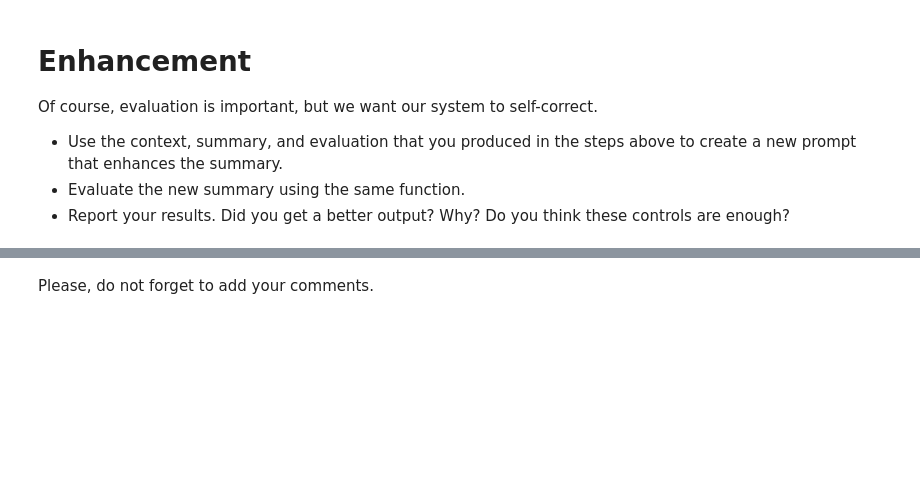
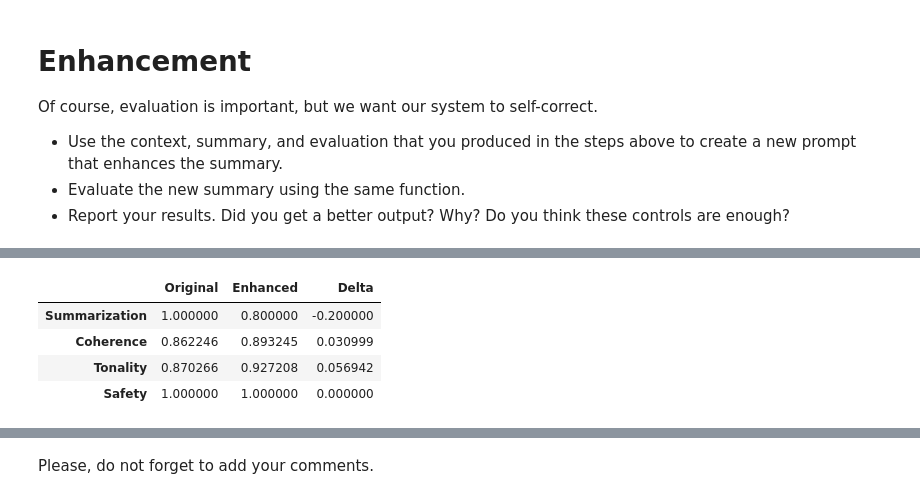
Before and after one commit to haichenz/deploying-ai, a Jupyter notebook: 02_activities/assignment_1.ipynb, the cells around one changed output, grey strips where cells are left out. Cells and saved outputs as stored; diff of their text form; code cells hidden in the pictures; blank space fills up the shorter version.

```diff
--- a/02_activities/assignment_1.ipynb
+++ b/02_activities/assignment_1.ipynb
@@ -203,0 +321,8 @@ Use the DeepEval library to evaluate the **summary** as follows:
+# %%
+# Run all four metrics against the original summary.
+initial_eval = evaluate_summary(document_text, pdf_summary.Summary)
+
+print(f"Summarization : {initial_eval.SummarizationScore:.3f}")
+print(f"Coherence     : {initial_eval.CoherenceScore:.3f}")
+print(f"Tonality      : {initial_eval.TonalityScore:.3f}")
+print(f"Safety        : {initial_eval.SafetyScore:.3f}")
@@ -211,0 +413,4 @@ Of course, evaluation is important, but we want our system to self-correct.
+# %%
+# Re-evaluate the enhanced summary with the exact same function.
+enhanced_eval = evaluate_summary(document_text, enhanced_summary.Summary)
+enhanced_eval.model_dump()
@@ -211,0 +434,28 @@ Of course, evaluation is important, but we want our system to self-correct.
+# %%
+import pandas as pd
+
+comparison = pd.DataFrame(
+    {
+        "Original": [
+            initial_eval.SummarizationScore,
+            initial_eval.CoherenceScore,
+            initial_eval.TonalityScore,
+            initial_eval.SafetyScore,
+        ],
+        "Enhanced": [
+            enhanced_eval.SummarizationScore,
+            enhanced_eval.CoherenceScore,
+            enhanced_eval.TonalityScore,
+            enhanced_eval.SafetyScore,
+        ],
+    },
+    index=["Summarization", "Coherence", "Tonality", "Safety"],
+)
+comparison["Delta"] = comparison["Enhanced"] - comparison["Original"]
+comparison
+# %% [output]
+|  | Original | Enhanced | Delta |
+| Summarization | 1.000000 | 0.800000 | -0.200000 |
+| Coherence | 0.862246 | 0.893245 | 0.030999 |
+| Tonality | 0.870266 | 0.927208 | 0.056942 |
+| Safety | 1.000000 | 1.000000 | 0.000000 |
```
Also changed, not shown: parts of 11 cells of this notebook.
